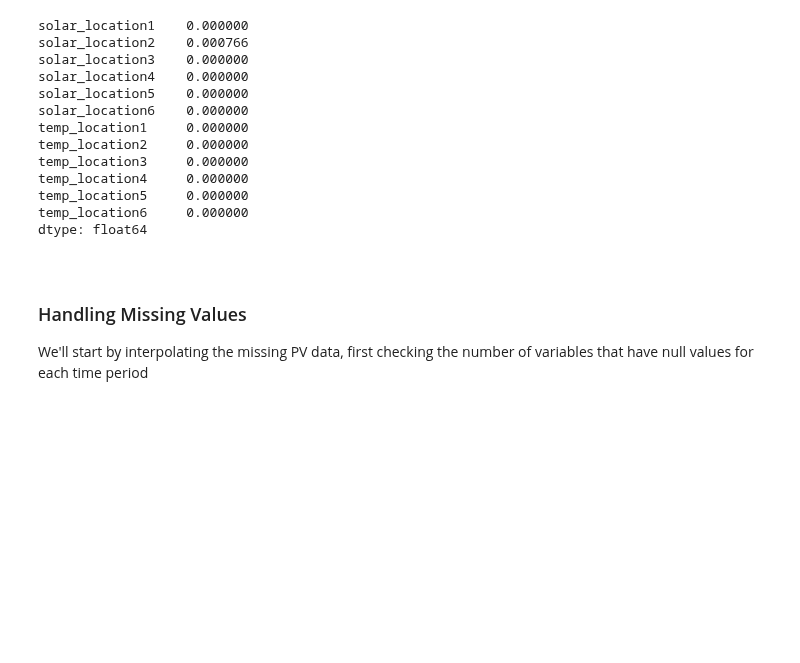
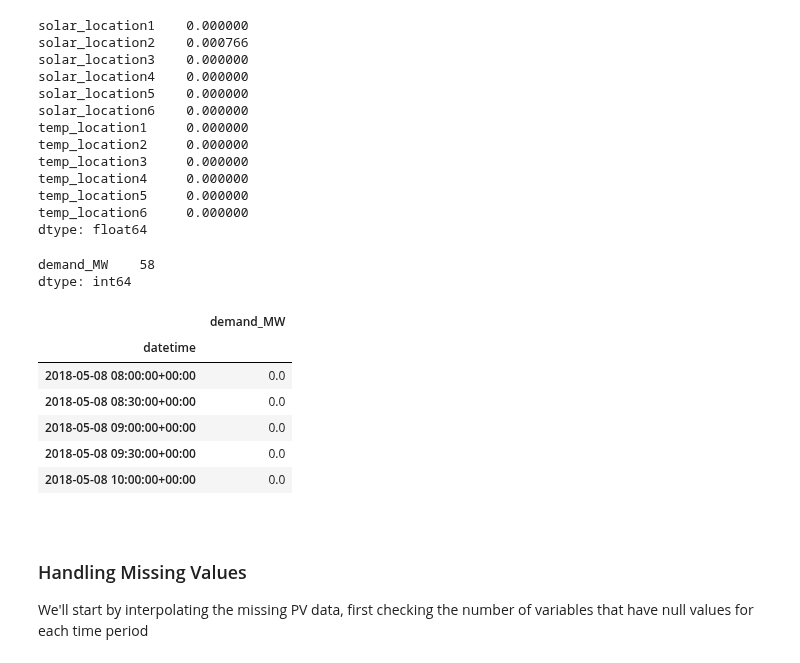
Before and after one commit to AyrtonB/WPD-DS-Challenge, a Jupyter notebook: nbs/01-data-cleaning.ipynb, the cells around one changed output. Cells and saved outputs as stored; diff of their text form; code cells hidden in the pictures; blank space fills up the shorter version.

```diff
--- a/nbs/01-data-cleaning.ipynb
+++ b/nbs/01-data-cleaning.ipynb
@@ -207,3 +212,18 @@ dtype: float64
+# %%
+(df_demand==0).sum()
+# %% [output]
+demand_MW    58
+dtype: int64
+# %%
+df_demand.query('demand_MW==0').head()
+# %% [output]
+|  | demand_MW |
+| datetime |  |
+| 2018-05-08 08:00:00+00:00 | 0.0 |
+| 2018-05-08 08:30:00+00:00 | 0.0 |
+| 2018-05-08 09:00:00+00:00 | 0.0 |
+| 2018-05-08 09:30:00+00:00 | 0.0 |
+| 2018-05-08 10:00:00+00:00 | 0.0 |
 # %% [markdown]
 <br>
 
```
Also changed, not shown: parts of 5 cells of this notebook, 4 other files.
